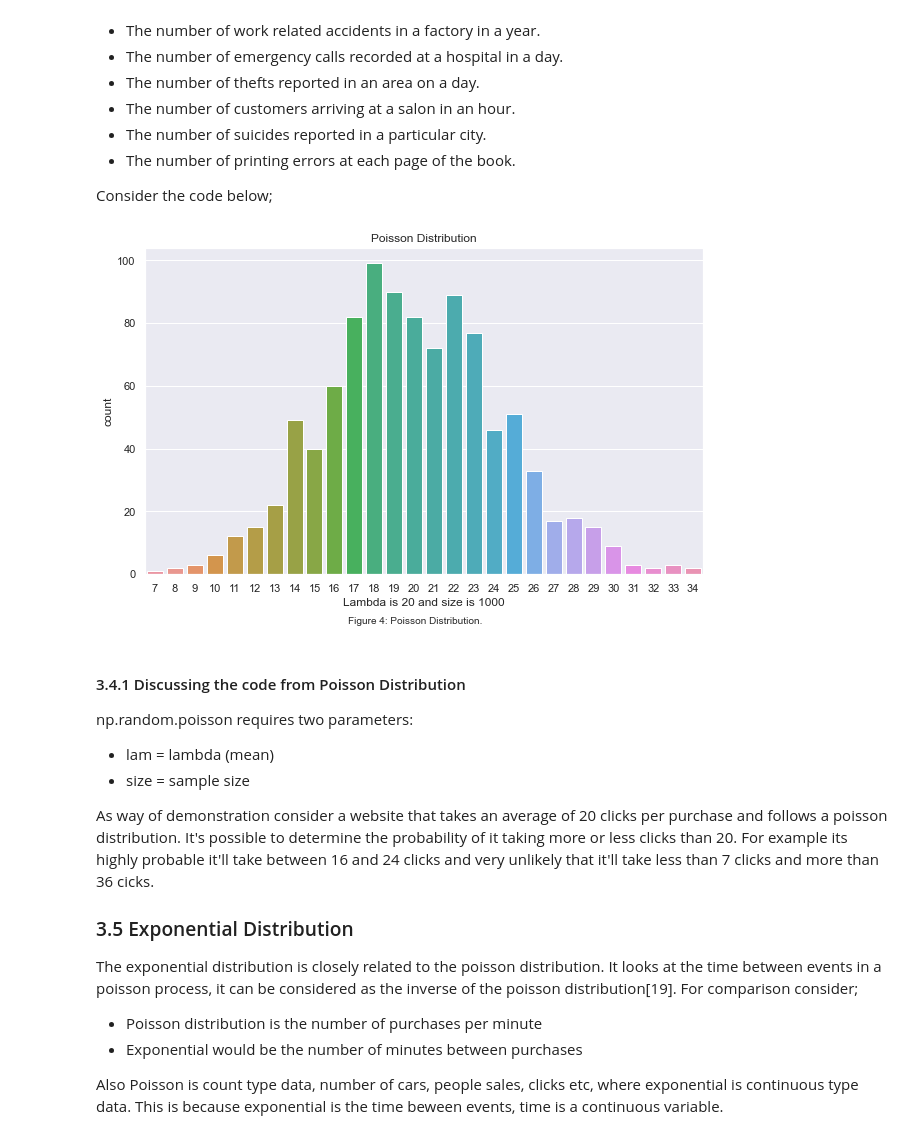
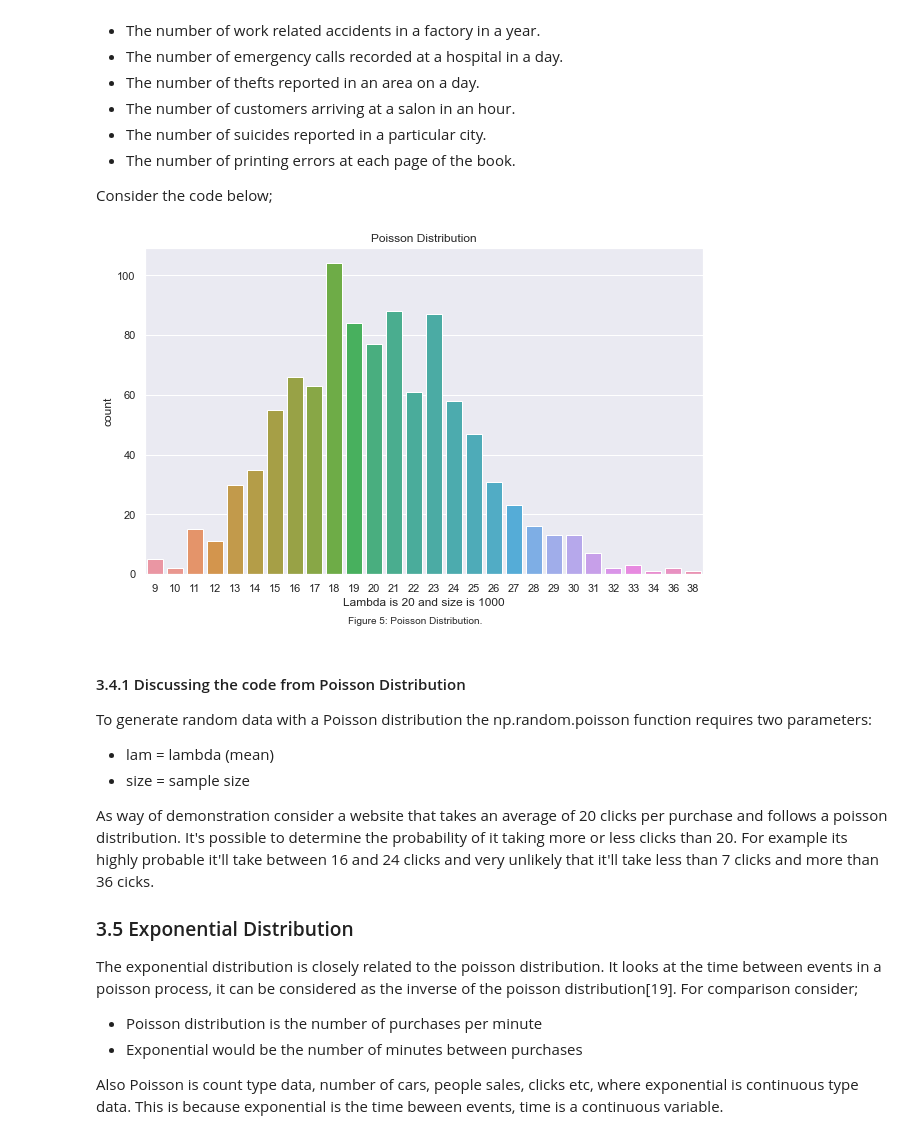
Before and after one commit to KeithQuinn/Assignment_2020_Programming-for-Data-Analysis, a Jupyter notebook: Assignment_2020_Programming for Data Analysis.ipynb, the cells around one changed output. Cells and saved outputs as stored; diff of their text form; code cells hidden in the pictures.

```diff
--- a/Assignment_2020_Programming for Data Analysis.ipynb
+++ b/Assignment_2020_Programming for Data Analysis.ipynb
@@ -476,22 +457,22 @@ Consider the code below;
 # %%
 lam = 20 # mean
 size = 1000 #sample size
 
 poisson = np.random.poisson(lam, size)
 #print(poisson)
 plt.figure(figsize=(10, 6))
 sns.set(style="darkgrid")
 ax = sns.countplot(x=poisson)
 plt.title("Poisson Distribution")
 plt.xlabel(f'Lambda is {lam} and size is {size}')
-txt="Figure 4: Poisson Distribution."
+txt="Figure 5: Poisson Distribution."
 plt.figtext(0.5, 0.01, txt, wrap=True, horizontalalignment='center', fontsize=10)
 plt.show()
 # %% [output]
-[figure, old version]
+[figure, new version]
 # %% [markdown]
 #### 3.4.1 Discussing the code from Poisson Distribution
-np.random.poisson requires two parameters:
+To generate random data with a Poisson distribution the np.random.poisson function requires two parameters:
  - lam = lambda (mean)
  - size = sample size
 
```
Also changed, not shown: parts of 22 cells of this notebook.
